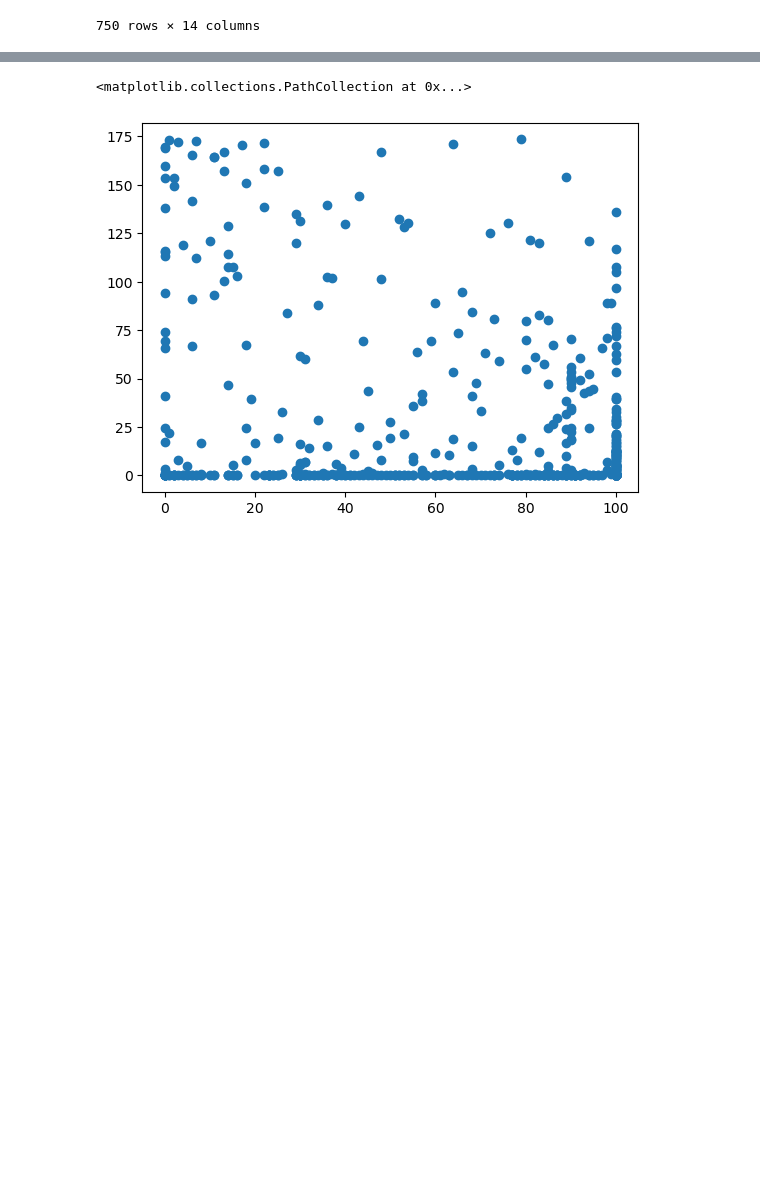
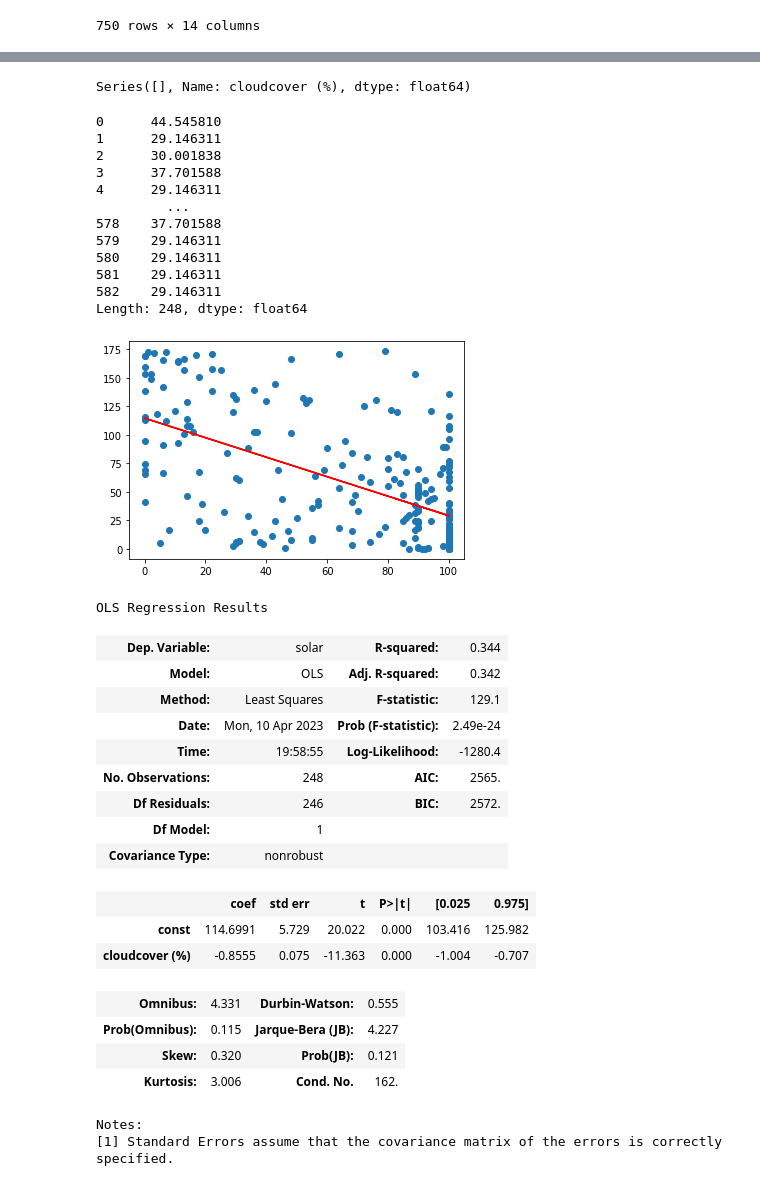
Before and after one commit to thereidfleish/ORIE-3120-Final-Project, a Jupyter notebook: Reid - Solar/solar.ipynb, the cells around one changed output, grey strips where cells are left out. Drawn from its saved outputs; the diff is of its cells as text; code cells hidden in the pictures; blank space fills up the shorter version.

```diff
--- a/Reid - Solar/solar.ipynb
+++ b/Reid - Solar/solar.ipynb
@@ -180,7 +170,54 @@ plt.plot(grouped["hour"], grouped["solar"])
-# %%
-#TODO: Change this to only show solar and cloudcover during daylight hours?
-
-plt.scatter(df["cloudcover (%)"], df["solar"])
-# %% [output]
-<matplotlib.collections.PathCollection at 0x...>
-[figure, removed]
+# %%
+daylight = df[(df["hour"] > 7) & (df["hour"] < 18)]
+
+X = daylight["cloudcover (%)"]
+Y = daylight["solar"]
+
+# plt.scatter(X, Y)
+
+display(X[X.isna()])
+
+X = sm.add_constant(X)
+model_q1 = sm.OLS(Y, X).fit()
+predictions = model_q1.predict(X)
+print(predictions)
+
+plt.scatter(X["cloudcover (%)"], Y)
+plt.plot(X["cloudcover (%)"], predictions, c="red")
+plt.show()
+
+model_q1.summary()
+# %% [output]
+Series([], Name: cloudcover (%), dtype: float64)
+0      44.545810
+1      29.146311
+2      30.001838
+3      37.701588
+4      29.146311
+         ...
+578    37.701588
+579    29.146311
+580    29.146311
+581    29.146311
+582    29.146311
+Length: 248, dtype: float64
+[figure, added]
+OLS Regression Results
+| Dep. Variable: | solar | R-squared: | 0.344 |
+| Model: | OLS | Adj. R-squared: | 0.342 |
+| Method: | Least Squares | F-statistic: | 129.1 |
+| Date: | Mon, 10 Apr 2023 | Prob (F-statistic): | 2.49e-24 |
+| Time: | 19:58:55 | Log-Likelihood: | -1280.4 |
+| No. Observations: | 248 | AIC: | 2565. |
+| Df Residuals: | 246 | BIC: | 2572. |
+| Df Model: | 1 |  |  |
+| Covariance Type: | nonrobust |  |  |
+|  | coef | std err | t | P>|t| | [0.025 | 0.975] |
+| const | 114.6991 | 5.729 | 20.022 | 0.000 | 103.416 | 125.982 |
+| cloudcover (%) | -0.8555 | 0.075 | -11.363 | 0.000 | -1.004 | -0.707 |
+| Omnibus: | 4.331 | Durbin-Watson: | 0.555 |
+| Prob(Omnibus): | 0.115 | Jarque-Bera (JB): | 4.227 |
+| Skew: | 0.320 | Prob(JB): | 0.121 |
+| Kurtosis: | 3.006 | Cond. No. | 162. |
+Notes:
+[1] Standard Errors assume that the covariance matrix of the errors is correctly specified.
```
Also changed, not shown: parts of 4 cells of this notebook.
